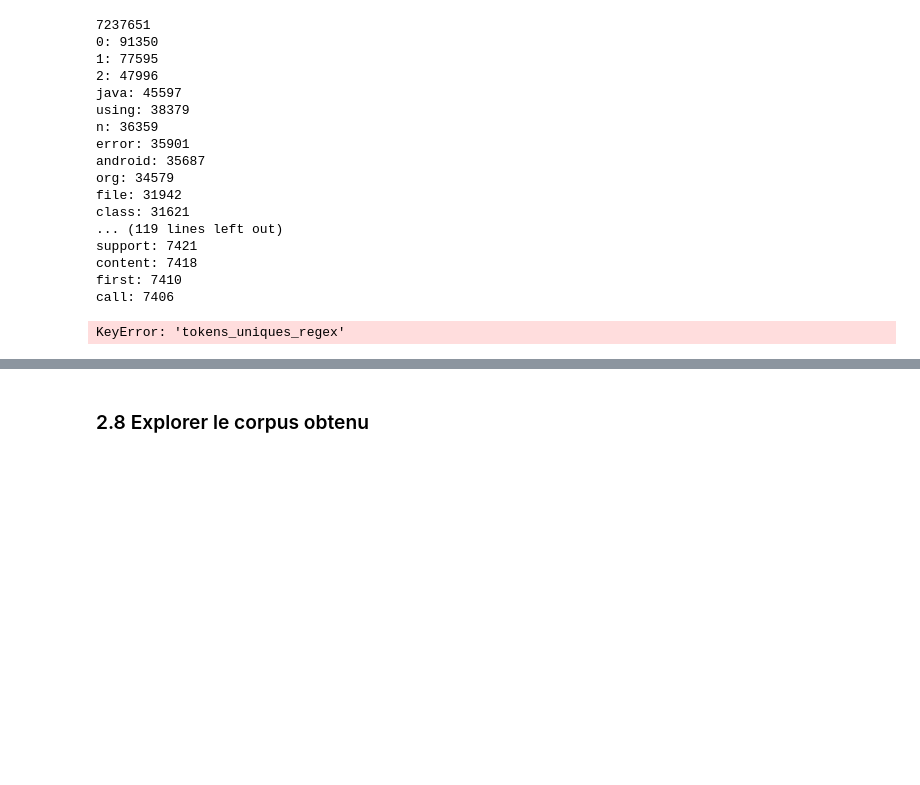
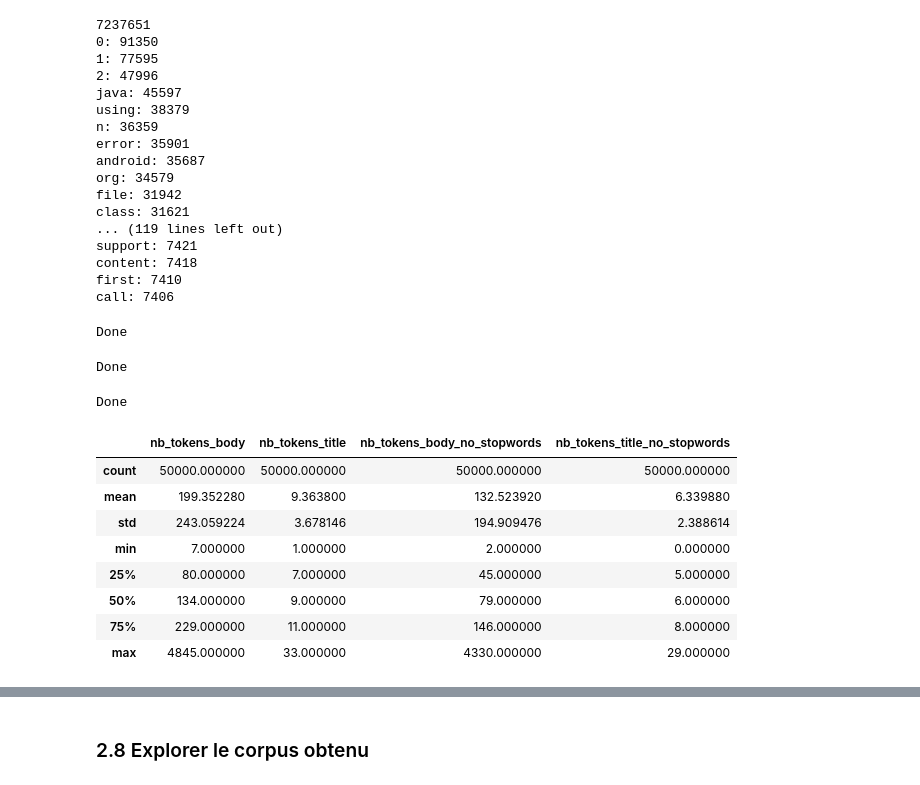
Before and after one commit to Kiwinokoto/ML_student, a Jupyter notebook: notebooks/Oudelet_Kevin_1_notebook_exploration_271123.ipynb, the cells around one changed output, grey strips where cells are left out. Cells and saved outputs as stored; diff of their text form; code cells hidden in the pictures; blank space fills up the shorter version.

```diff
--- a/notebooks/Oudelet_Kevin_1_notebook_exploration_271123.ipynb
+++ b/notebooks/Oudelet_Kevin_1_notebook_exploration_271123.ipynb
@@ -935,16 +829,57 @@ support: 7421
 content: 7418
 first: 7410
 call: 7406
+# %%
+# Not too sure about these thresholds
+
+def get_forbidden_tokens(lim_max=50000, lim_min=1):
+    too_frequent_tokens = [token for token, frequency in list(sorted_token_frequencies.items()) if frequency >= lim_max]
+    too_rare_tokens = [token for token, frequency in list(sorted_token_frequencies.items()) if frequency <= lim_min]
+
+    forbidden = set(stopwords)
+    forbidden.update(too_frequent_tokens)
+    forbidden.update(too_rare_tokens)
+
+    return forbidden
+
+forbidden = get_forbidden_tokens()
+
+print('Done')
+# %% [output]
+Done
 # %%
-def preprocess_text_3(liste_tokens):
-    # ajouter /frequence ici ?
-
-    filtered_list = [token for token in liste_tokens if token not in stopwords]
+def preprocess_2_remove_stopwords_frequent_rare(liste_tokens):
+    filtered_list = [token for token in liste_tokens if token not in forbidden]
 
     return filtered_list
 
-# Apply the preprocessing function
-raw_questions_tags['tokens_uniques_no_stopwords'] = raw_questions_tags['tokens_uniques_regex'].parallel_apply(preprocess_text_3)
+# Apply the preprocessing function to bodies
+raw_questions_tags['body_tokens_no_stopwords'] = raw_questions_tags['body_tokens'].parallel_apply(
+    preprocess_2_remove_stopwords_frequent_rare)
+
 print('Done')
 # %% [output]
-KeyError: 'tokens_uniques_regex'
+Done
+# %%
+# and titles
+raw_questions_tags['title_tokens_no_stopwords'] = raw_questions_tags['title_tokens'].parallel_apply(
+    preprocess_2_remove_stopwords_frequent_rare)
+
+print('Done')
+# %% [output]
+Done
+# %%
+raw_questions_tags['nb_tokens_body_no_stopwords'] = raw_questions_tags['body_tokens_no_stopwords'].apply(len)
+raw_questions_tags['nb_tokens_title_no_stopwords'] = raw_questions_tags['title_tokens_no_stopwords'].apply(len)
+
+raw_questions_tags.describe()
+# %% [output]
+|  | nb_tokens_body | nb_tokens_title | nb_tokens_body_no_stopwords | nb_tokens_title_no_stopwords |
+| count | 50000.000000 | 50000.000000 | 50000.000000 | 50000.000000 |
+| mean | 199.352280 | 9.363800 | 132.523920 | 6.339880 |
+| std | 243.059224 | 3.678146 | 194.909476 | 2.388614 |
+| min | 7.000000 | 1.000000 | 2.000000 | 0.000000 |
+| 25% | 80.000000 | 7.000000 | 45.000000 | 5.000000 |
+| 50% | 134.000000 | 9.000000 | 79.000000 | 6.000000 |
+| 75% | 229.000000 | 11.000000 | 146.000000 | 8.000000 |
+| max | 4845.000000 | 33.000000 | 4330.000000 | 29.000000 |
```
Also changed, not shown: parts of 29 cells of this notebook.
